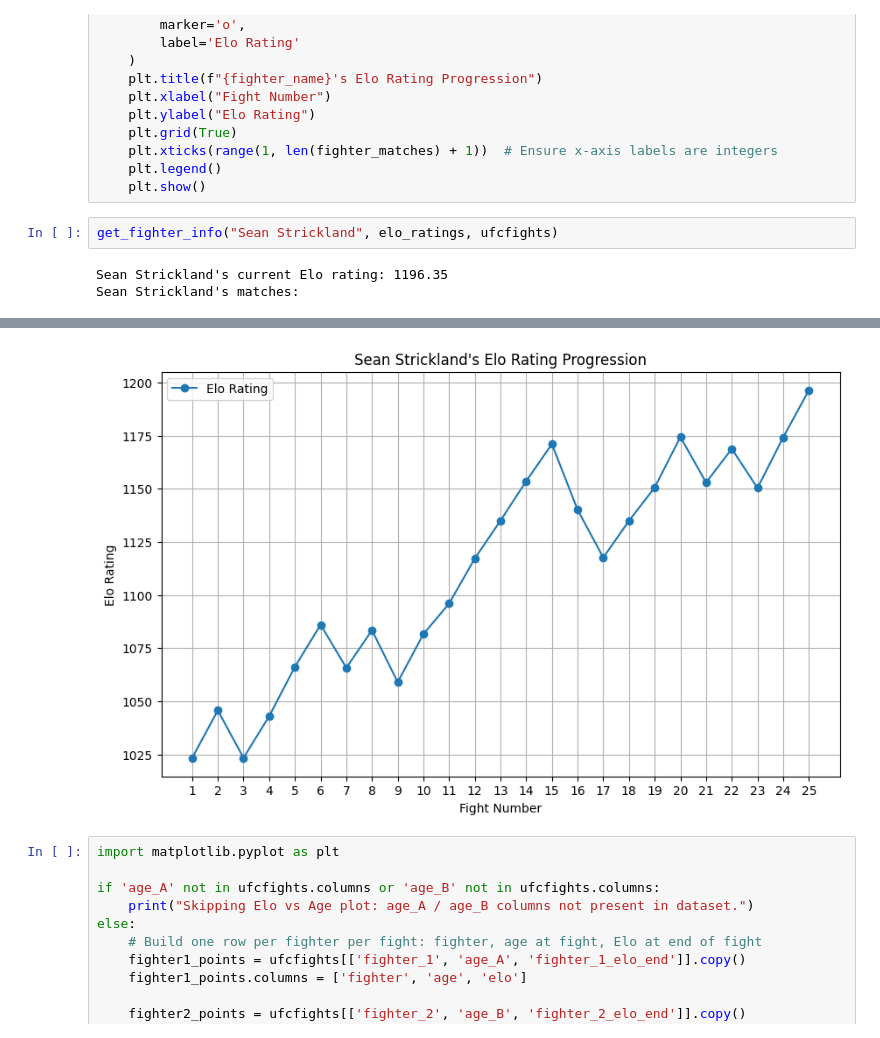
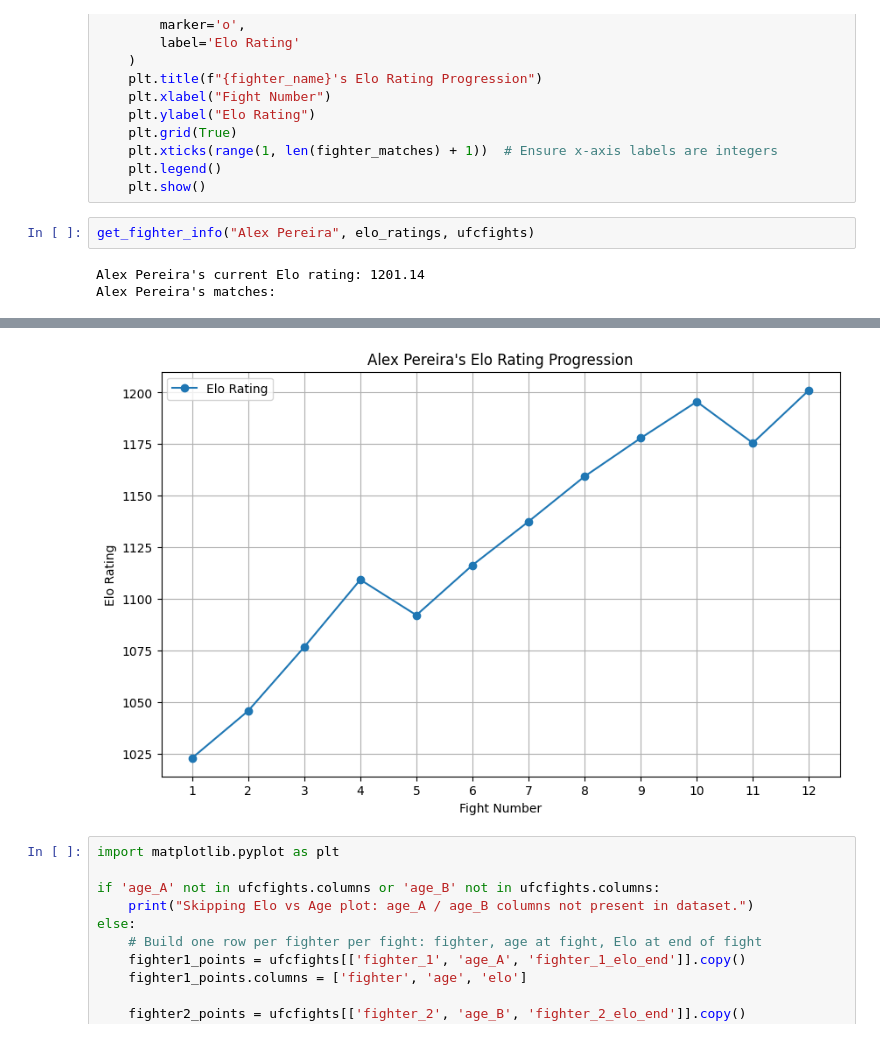
Before and after one commit to ejo6/UFC-Elo-Engine-Improvements, a Jupyter notebook: Basic UFC analysis.ipynb, the cells around one changed output, grey strips where cells are left out. Cells and saved outputs as stored; diff of their text form.

```diff
--- a/Basic UFC analysis.ipynb
+++ b/Basic UFC analysis.ipynb
@@ -178,8 +178,8 @@ def get_fighter_info(fighter_name, elo_ratings, ufcfights, initial_elo=1000):
     plt.legend()
     plt.show()
 # %%
-get_fighter_info("Sean Strickland", elo_ratings, ufcfights)
+get_fighter_info("Alex Pereira", elo_ratings, ufcfights)
 # %% [output]
-Sean Strickland's current Elo rating: 1196.35
-Sean Strickland's matches:
+Alex Pereira's current Elo rating: 1201.14
+Alex Pereira's matches:
 |  | event | opponent | result | event_id | own elo start | own elo end | fight_number |
@@ -202,4 +198,4 @@ Sean Strickland's matches:
-[figure, old version]
+[figure, new version]
 # %%
 import matplotlib.pyplot as plt
 
```
Also changed, not shown: parts of 1 cell of this notebook, 5 other files.
